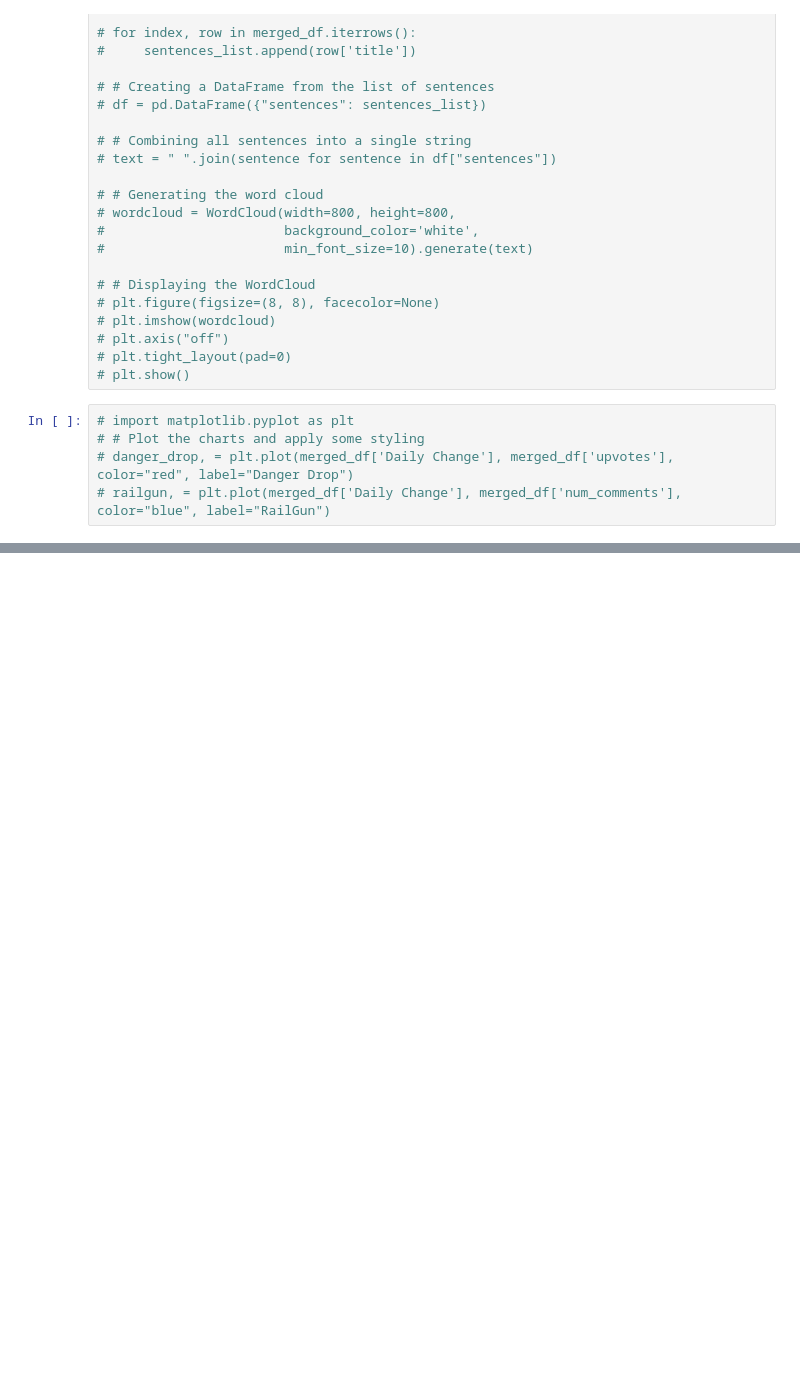
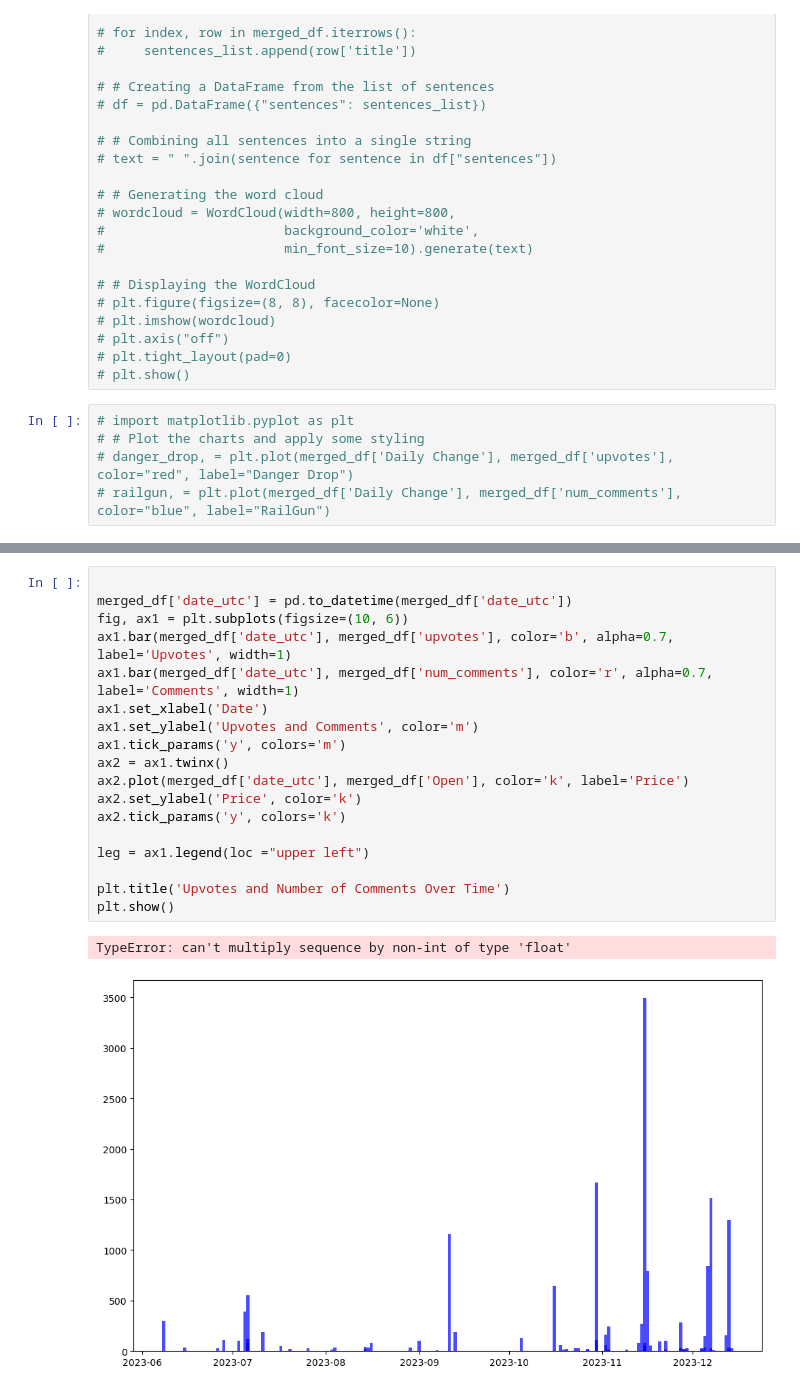
Before and after one commit to AprilHolmes7825/Project_1, a Jupyter notebook: Reddit_data_pull.ipynb, the cells around one changed output, grey strips where cells are left out. Drawn from its saved outputs; the diff is of its cells as text; blank space fills up the shorter version.

```diff
--- a/Reddit_data_pull.ipynb
+++ b/Reddit_data_pull.ipynb
@@ -316,0 +310,21 @@ The r-value is: 1.351298369039196e-06
+# %%
+
+merged_df['date_utc'] = pd.to_datetime(merged_df['date_utc'])
+fig, ax1 = plt.subplots(figsize=(10, 6))
+ax1.bar(merged_df['date_utc'], merged_df['upvotes'], color='b', alpha=0.7, label='Upvotes', width=1)
+ax1.bar(merged_df['date_utc'], merged_df['num_comments'], color='r', alpha=0.7, label='Comments', width=1)
+ax1.set_xlabel('Date')
+ax1.set_ylabel('Upvotes and Comments', color='m')
+ax1.tick_params('y', colors='m')
+ax2 = ax1.twinx()
+ax2.plot(merged_df['date_utc'], merged_df['Open'], color='k', label='Price')
+ax2.set_ylabel('Price', color='k')
+ax2.tick_params('y', colors='k')
+
+leg = ax1.legend(loc ="upper left")
+
+plt.title('Upvotes and Number of Comments Over Time')
+plt.show()
+# %% [output]
+TypeError: can't multiply sequence by non-int of type 'float'
+[figure, added]
```
Also changed, not shown: parts of 10 cells of this notebook, 1 other file.
